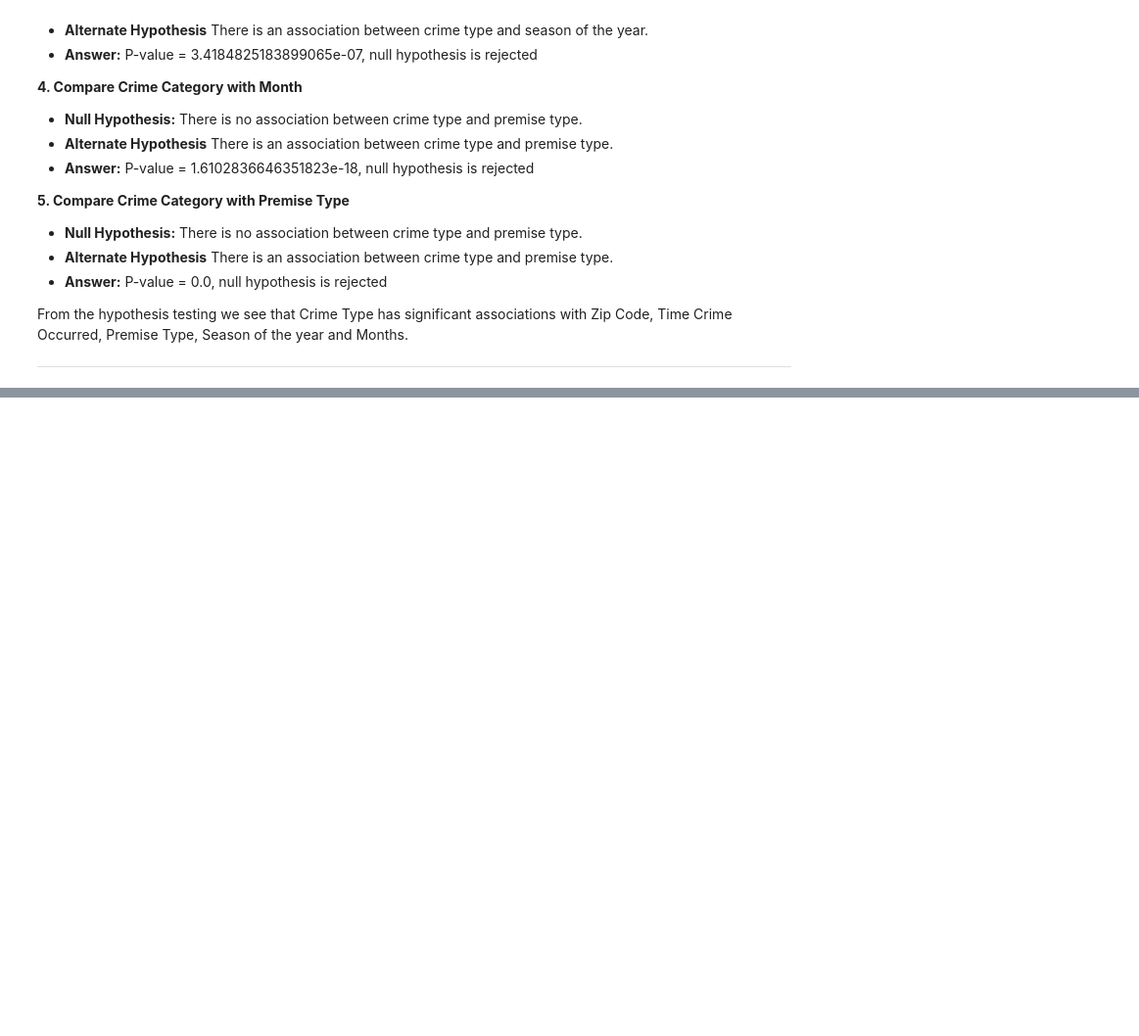
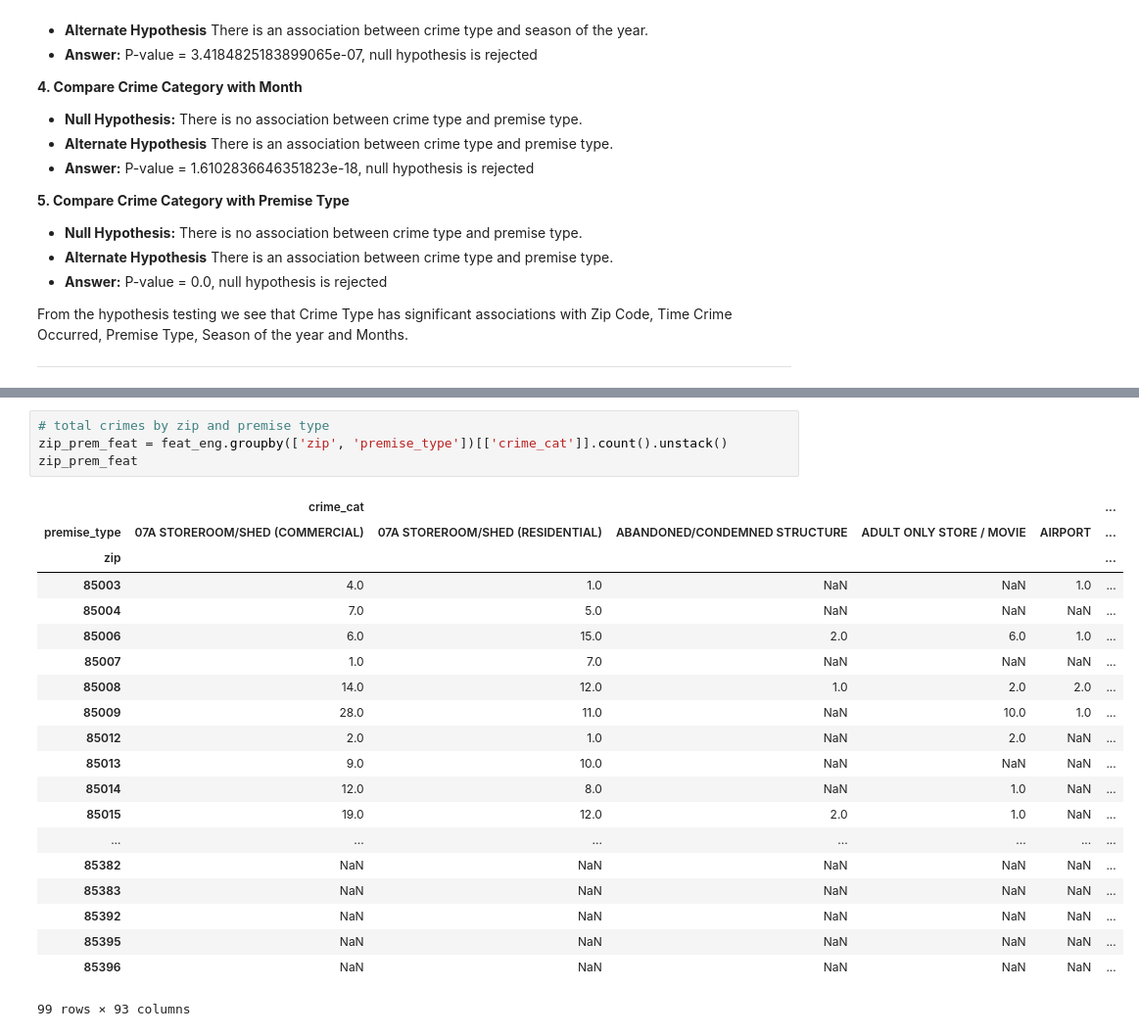
Before and after one commit to jpeterson28/DSCT_Capstone1, a Jupyter notebook: Code.ipynb, the cells around one changed output, grey strips where cells are left out. Shown at 98% size. Cells and saved outputs as stored; diff of their text form; blank space fills up the shorter version.

```diff
--- a/Code.ipynb
+++ b/Code.ipynb
@@ -730,0 +720,25 @@ From the hypothesis testing we see that Crime Type has significant associations
+# %%
+# total crimes by zip and premise type
+zip_prem_feat = feat_eng.groupby(['zip', 'premise_type'])[['crime_cat']].count().unstack()
+zip_prem_feat
+# %% [output]
+|  | crime_cat |  |  |  |  | ... |
+| premise_type | 07A STOREROOM/SHED (COMMERCIAL) | 07A STOREROOM/SHED (RESIDENTIAL) | ABANDONED/CONDEMNED STRUCTURE | ADULT ONLY STORE / MOVIE | AIRPORT | ... |
+| zip |  |  |  |  |  | ... |
+| 85003 | 4.0 | 1.0 | NaN | NaN | 1.0 | ... |
+| 85004 | 7.0 | 5.0 | NaN | NaN | NaN | ... |
+| 85006 | 6.0 | 15.0 | 2.0 | 6.0 | 1.0 | ... |
+| 85007 | 1.0 | 7.0 | NaN | NaN | NaN | ... |
+| 85008 | 14.0 | 12.0 | 1.0 | 2.0 | 2.0 | ... |
+| 85009 | 28.0 | 11.0 | NaN | 10.0 | 1.0 | ... |
+| 85012 | 2.0 | 1.0 | NaN | 2.0 | NaN | ... |
+| 85013 | 9.0 | 10.0 | NaN | NaN | NaN | ... |
+| 85014 | 12.0 | 8.0 | NaN | 1.0 | NaN | ... |
+| 85015 | 19.0 | 12.0 | 2.0 | 1.0 | NaN | ... |
+| ... | ... | ... | ... | ... | ... | ... |
+| 85382 | NaN | NaN | NaN | NaN | NaN | ... |
+| 85383 | NaN | NaN | NaN | NaN | NaN | ... |
+| 85392 | NaN | NaN | NaN | NaN | NaN | ... |
+| 85395 | NaN | NaN | NaN | NaN | NaN | ... |
+| 85396 | NaN | NaN | NaN | NaN | NaN | ... |
+99 rows × 93 columns
```
Also changed, not shown: parts of 19 cells of this notebook.
